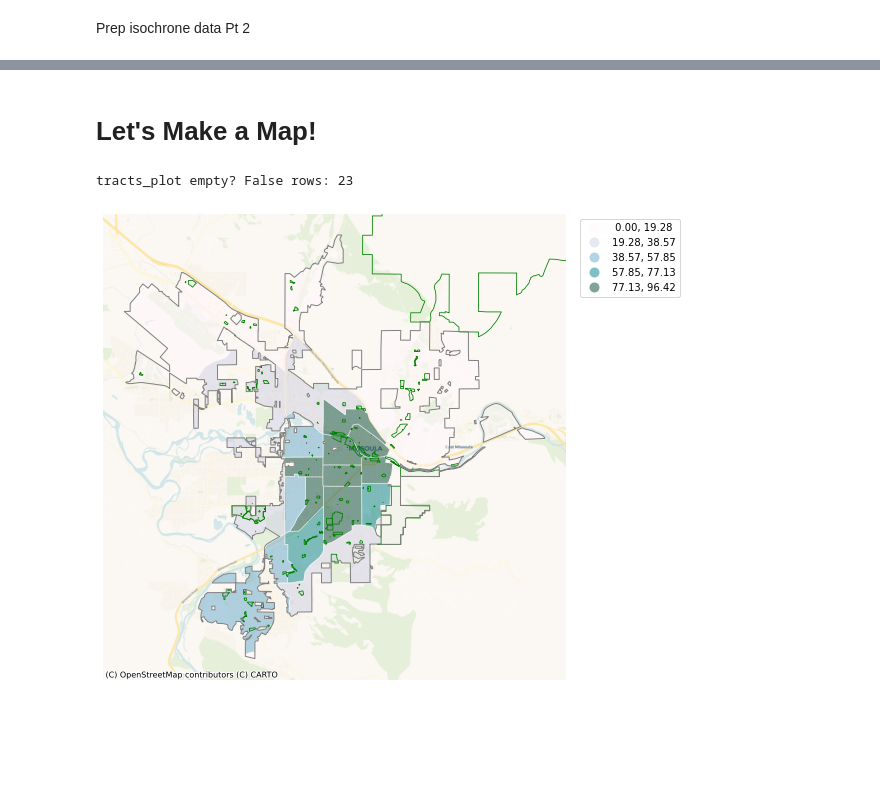
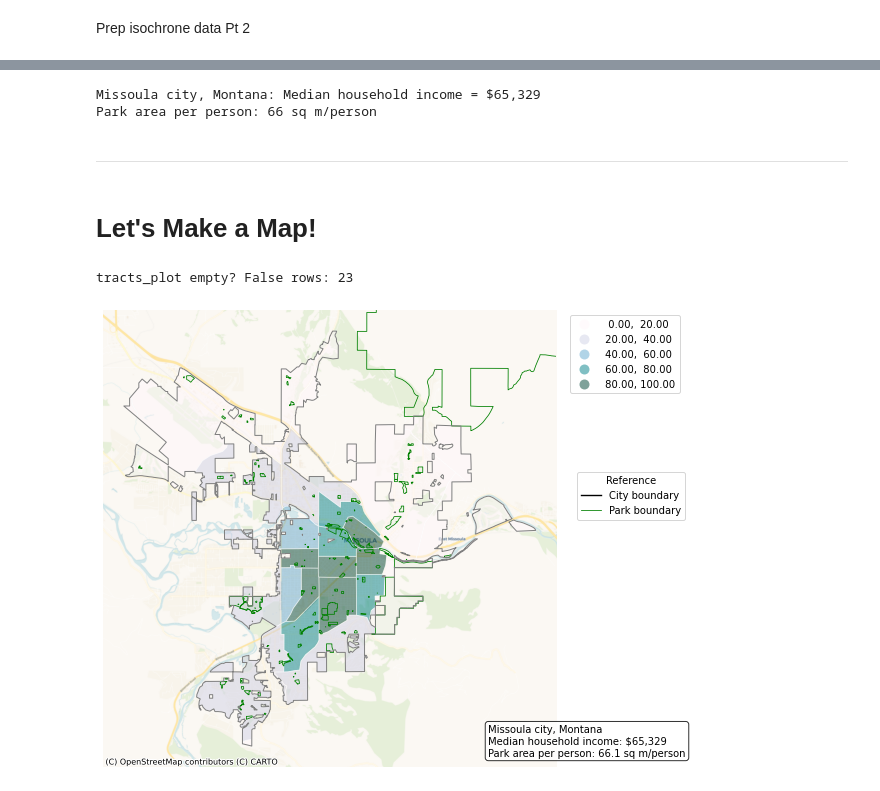
Before and after one commit to blt2589/csci591, a Jupyter notebook: project_2/Project_2_wip.ipynb, the cells around one changed output, grey strips where cells are left out. Cells and saved outputs as stored; diff of their text form; code cells hidden in the pictures; blank space fills up the shorter version.

Commit message:
updated notes/annotations added income and park area function (acs_city_stats); made some git mistakes that I think are resolved now

```diff
--- a/project_2/Project_2_wip.ipynb
+++ b/project_2/Project_2_wip.ipynb
@@ -426,3 +458,39 @@ tracts_m:    STATEFP COUNTYFP TRACTCE               GEOIDFQ        GEOID NAME_x
+# %%
+# TODO:
+#    move place_fips to parameters section
+#    merge this function with ACS data (population) pull above
+
+place_fips = "50200"
+def acs_city_stats(state_fips, place_fips, year=2023, api_key=None):
+    base = f"https://api.census.gov/data/{year}/acs/acs5"
+    params = {
+        "get": "B01003_001E,B19013_001E,NAME",
+        "for": f"place:{place_fips}",
+        "in":  f"state:{state_fips}",
+    }
+    params["key"] = api_key
+    r = requests.get(base, params=params, timeout=60)
+    r.raise_for_status()
+    data = r.json()
+    df = pd.DataFrame(data[1:], columns=data[0])
+    for col in ("B01003_001E","B19013_001E"):
+        df[col] = pd.to_numeric(df[col], errors="coerce")
+    return df
+
+acs_city = acs_city_stats(state_fips, place_fips, year=acs_year, api_key=CENSUS_API_KEY)
+city_name = acs_city["NAME"].iloc[0]
+city_pop = float(acs_city["B01003_001E"].iloc[0])
+city_income = float(acs_city["B19013_001E"].iloc[0])
+
+print(f"{city_name}: Median household income = ${city_income:,.0f}")
+
+park_m2_per_person = total_park_area_m2 / city_pop if city_pop > 0 else 0.0
+print(f"Park area per person: {park_m2_per_person:,.0f} sq m/person")
+# %% [output]
+Missoula city, Montana: Median household income = $65,329
+Park area per person: 66 sq m/person
+# %% [markdown]
+-----------
 # %% [markdown]
 # Let's Make a Map!
 # %%
@@ -445,33 +513,69 @@ fig, ax = plt.subplots(1, 1, figsize=(10, 10))
 
 # make the map
 # using equal intervals (vs quantiles) as this makes comaprisons against other cities easier
 # use this?? scheme = "user_defined", classification_kwds={"bins":[20,40,60,80,100]}
 tracts_plot.plot(
     column="pct_access",
-    scheme="equal_interval", k=5,
+    scheme="user_defined", classification_kwds={"bins":[20,40,60,80,100]},
+    # scheme="equal_interval", k=5,
     cmap="PuBuGn",
     linewidth=0.9, edgecolor="white",
     legend=True,
     legend_kwds={"loc": "upper left", "bbox_to_anchor": (1.02, 1), "frameon": True},
     ax=ax, alpha=0.5,
 )
 
 # add basemap to isochrone
 cx.add_basemap(ax, crs=plot_crs, source=cx.providers.CartoDB.Voyager)
 
 # city boundary
 aoi_plot = aoi.to_crs(plot_crs)
 aoi_plot.boundary.plot(ax=ax, color="grey", linewidth=1, zorder=5)
 
-
 # put park boundaries on top
 parks_plot.boundary.plot(ax=ax, linewidth=0.8, color="green", zorder=3)
 
 # turn off x/y coords
 ax.set_axis_off()
 
+
+##### add legend for lines
+from matplotlib.lines import Line2D
+
+handles = [
+    Line2D([0], [0], color="black", linewidth=1.4, label="City boundary"),
+    Line2D([0], [0], color="green", linewidth=0.8, label="Park boundary"),
+]
+
+fig.legend(
+    handles=handles,
+    loc="upper right",
+    bbox_to_anchor=(0.83, 0.60),   # tweak position as you like
+    frameon=True,
+    title="Reference"
+)
+######
+
+
+# add park area and income
+info = (
+    f"{city_name}\n"
+    f"Median household income: ${city_income:,.0f}\n"
+    f"Park area per person: {park_m2_per_person:.1f} sq m/person"
+)
+
+ax.text(
+    0.85, 0.02, info,
+    transform=ax.transAxes,
+    ha="left", va="bottom",
+    fontsize=10,
+    bbox=dict(facecolor="white", alpha=0.8, boxstyle="round,pad=0.3")
+)
+
+
+
 plt.tight_layout(rect=(0, 0, 0.82, 1))
 plt.show()
 # %% [output]
 tracts_plot empty? False rows: 23
-[figure, old version]
+[figure, new version]
```
Also changed, not shown: parts of 6 cells of this notebook.
